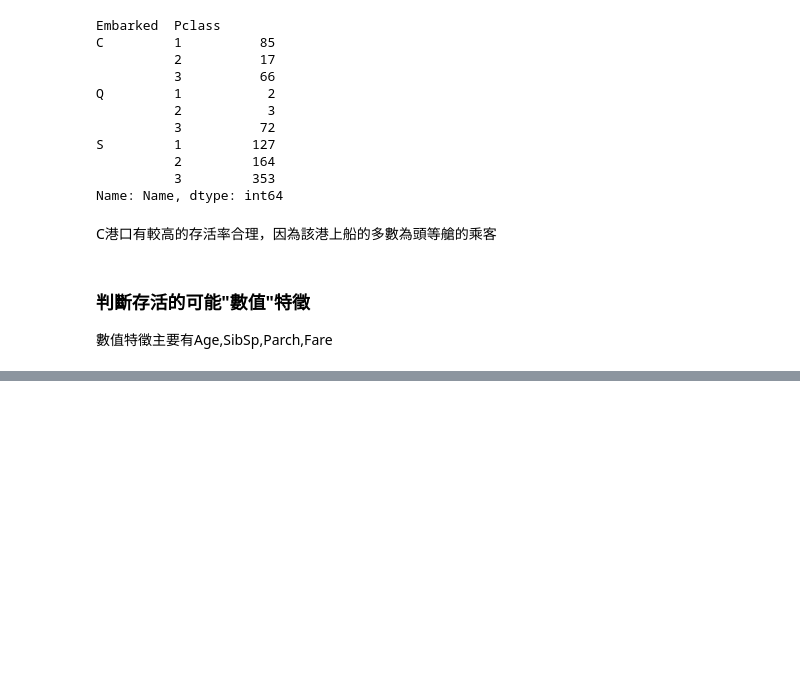
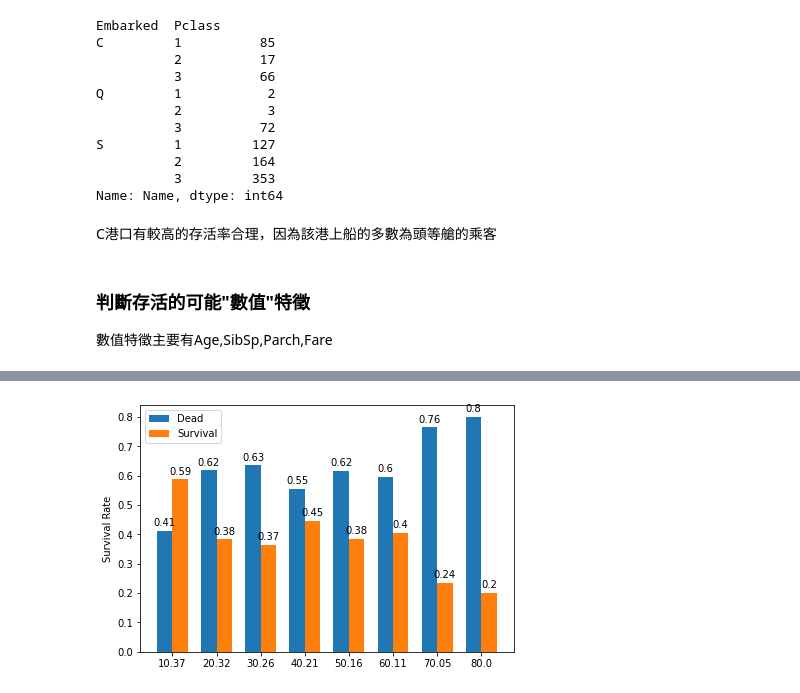
Before and after one commit to erikson0611/Titanic, a Jupyter notebook: titanic.ipynb, the cells around one changed output, grey strips where cells are left out. Cells and saved outputs as stored; diff of their text form; code cells hidden in the pictures; blank space fills up the shorter version.

```diff
--- a/titanic.ipynb
+++ b/titanic.ipynb
@@ -231,45 +228,53 @@ Name: Age, dtype: int64
+# %%
+# 把每個年齡層的存活率算出來
+labels =  df_train[['Survived','Age']].groupby([pd.cut(df_train.Age, bins),'Survived']).count()['Age']
+Dead_list = []
+Survival_list = []
+start = 0
+end = 1
+
+while len(labels) > end:
+    bin_dead = labels.tolist()[start]
+    bin_sur = labels.tolist()[end]
+    bin_sum = bin_dead + bin_sur
+    Dead_list.append(bin_dead/bin_sum)
+    Survival_list.append(bin_sur/bin_sum)
+    start += 2
+    end += 2
 # %%
 # 根據類別來分析存活率
-def sur_plot_2(col_name):
-    import matplotlib
-    import matplotlib.pyplot as plt
-    import numpy as np
+import matplotlib
+import matplotlib.pyplot as plt
+import numpy as np
 
-    bins =
+labels =  bins[1:]
+labels = [round(i,2) for i in labels]
 
-    labels =  df_train.groupby(col_name).count().index.tolist()
-    Dead_list = []
-    Survival_list = []
+x = np.arange(len(labels))
+width = 0.35
 
-    for i in labels:
-        col_df = df_train[df_train[col_name] == i]
-        result = col_df[[col_name,'Survived','Name']].groupby([col_name,'Survived']).count()/col_df.shape[0]
-        Dead_list.append(round(result['Name'].tolist()[0], 2))
-        Survival_list.append(round(result['Name'].tolist()[1], 2))
+fig, ax = plt.subplots()
+rects1 = ax.bar(x - width/2, Dead_list, width, label='Dead')
+rects2 = ax.bar(x + width/2, Survival_list, width, label='Survival')
 
-    x = np.arange(len(labels))
-    width = 0.35
+ax.set_ylabel('Survival Rate')
+ax.set_xticks(x)
+ax.set_xticklabels(labels)
+ax.legend()
 
-    fig, ax = plt.subplots()
-    rects1 = ax.bar(x - width/2, Dead_list, width, label='Dead')
-    rects2 = ax.bar(x + width/2, Survival_list, width, label='Survival')
+def autolabel(rects):
+    for rect in rects:
+        height = rect.get_height()
+        ax.annotate('{}'.format(round(height,2)),
+                    xy=(rect.get_x() + rect.get_width() / 2, height),
+                    xytext=(0, 3),  # 3 points vertical offset
+                    textcoords="offset points",
+                    ha='center', va='bottom')
 
-    ax.set_ylabel('Survival Rate')
-    ax.set_xticks(x)
-    ax.set_xticklabels(labels)
-    ax.legend()
+autolabel(rects1)
+autolabel(rects2)
 
-    def autolabel(rects):
-        for rect in rects:
-            height = rect.get_height()
-            ax.annotate('{}'.format(height),
-                        xy=(rect.get_x() + rect.get_width() / 2, height),
-                        xytext=(0, 3),  # 3 points vertical offset
-                        textcoords="offset points",
-                        ha='center', va='bottom')
-
-    autolabel(rects1)
-    autolabel(rects2)
-
-    fig.tight_layout()
-    plt.show()
+fig.tight_layout()
+plt.show()
+# %% [output]
+[figure, added]
```
Also changed, not shown: parts of 23 cells of this notebook.
